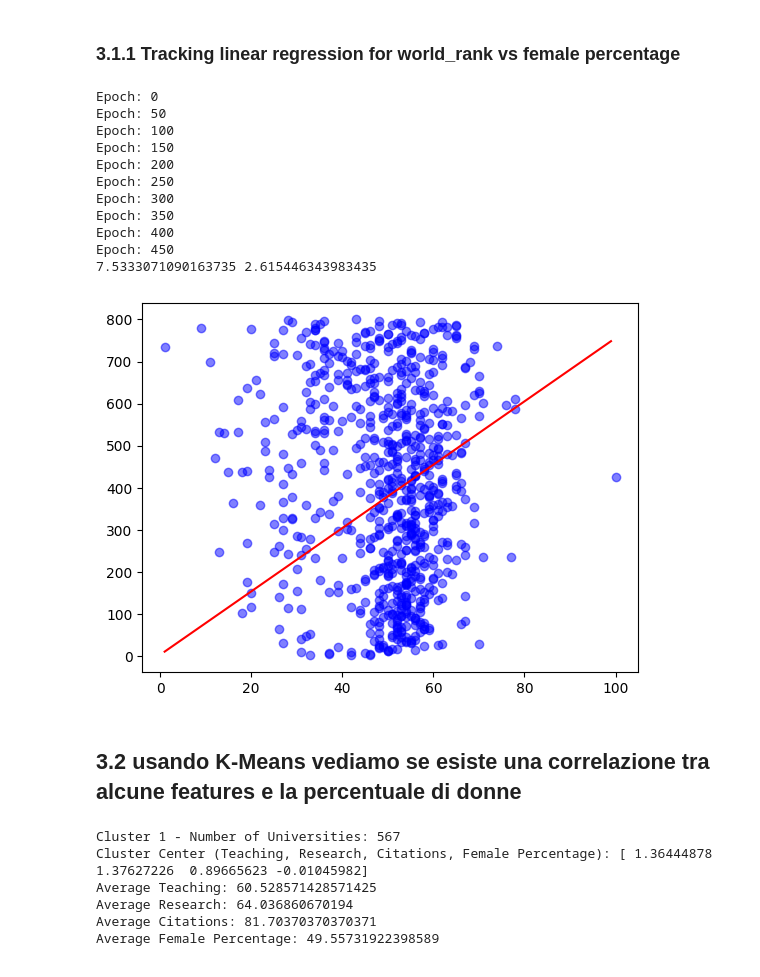
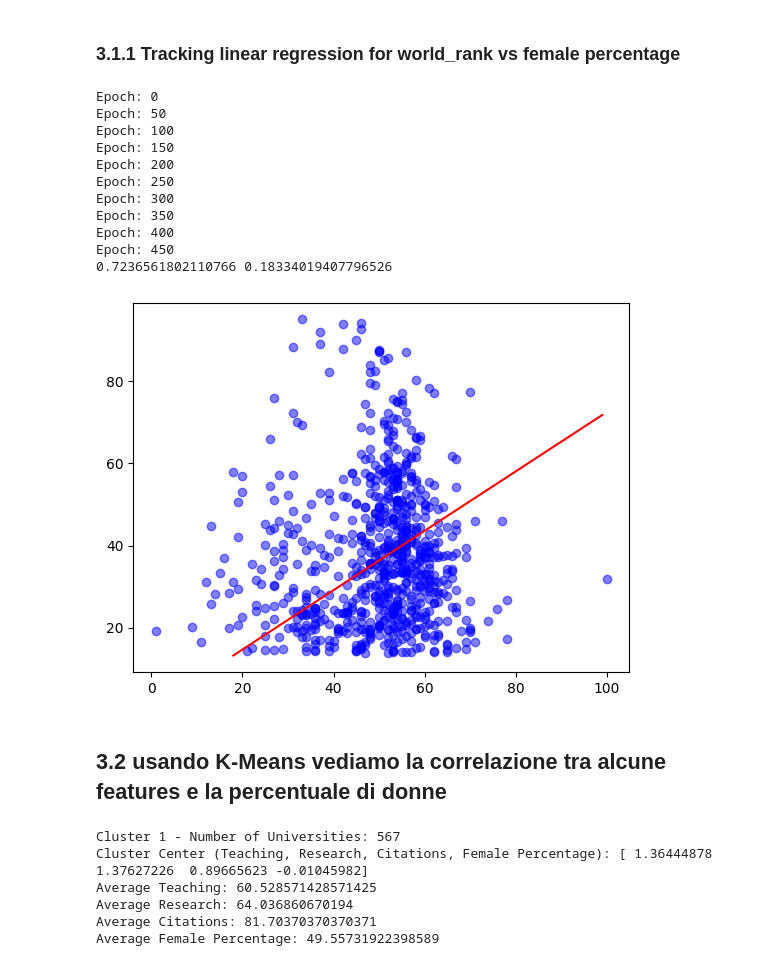
Before and after one commit to pyMelo/UniversityWorldRanking, a Jupyter notebook: university_raking_EAD.ipynb, the cells around one changed output. Cells and saved outputs as stored; diff of their text form; code cells hidden in the pictures.

```diff
--- a/university_raking_EAD.ipynb
+++ b/university_raking_EAD.ipynb
@@ -837,6 +837,7 @@ plt.show()
 # %% [markdown]
 ### 3.1.1 Tracking linear regression for world_rank vs female percentage
 # %%
+# @title
 import pandas as pd
 import matplotlib.pyplot as plt
 
@@ -850,7 +851,7 @@ def gradient_descent(m_now, b_now, points, L):
 
     for i in range(n):
         x = points.iloc[i].female_percentage
-        y = points.iloc[i].world_rank
+        y = points.iloc[i].total_score
 
         if pd.notna(x) and pd.notna(y):
             m_gradient += -(2/n) * x * (y - (m_now * x + b_now))
@@ -859,39 +860,39 @@ def gradient_descent(m_now, b_now, points, L):
     m = m_now - m_gradient * L
     b = b_now - b_gradient * L
 
     return m, b
 
 m = 0
 b = 0
 L = 0.0001
 epochs = 500
 
 for i in range(epochs):
     if i % 50 == 0:
         print(f'Epoch: {i}')
     m, b = gradient_descent(m, b, data, L)
 
 print(m, b)
 
 
-plt.scatter(data.female_percentage, data.world_rank, color='blue', alpha=0.5)
-plt.plot(list(range(1, 100)), [m * x + b for x in range(1, 100)], color='red')
+plt.scatter(data.female_percentage, data.total_score, color='blue', alpha=0.5)
+plt.plot(list(range(18, 100)), [m * x + b for x in range(18, 100)], color='red')
 plt.show()
 # %% [output]
 Epoch: 0
 Epoch: 50
 Epoch: 100
 Epoch: 150
 Epoch: 200
 Epoch: 250
 Epoch: 300
 Epoch: 350
 Epoch: 400
 Epoch: 450
-7.5333071090163735 2.615446343983435
+0.7236561802110766 0.18334019407796526
-[figure, old version]
+[figure, new version]
 # %% [markdown]
-## 3.2 usando K-Means vediamo se esiste una correlazione tra alcune features e la percentuale di donne
+## 3.2 usando K-Means vediamo la correlazione tra alcune features e la percentuale di donne
 # %%
 import pandas as pd
 from sklearn.cluster import KMeans
```
Also changed, not shown: parts of 3 cells of this notebook.
